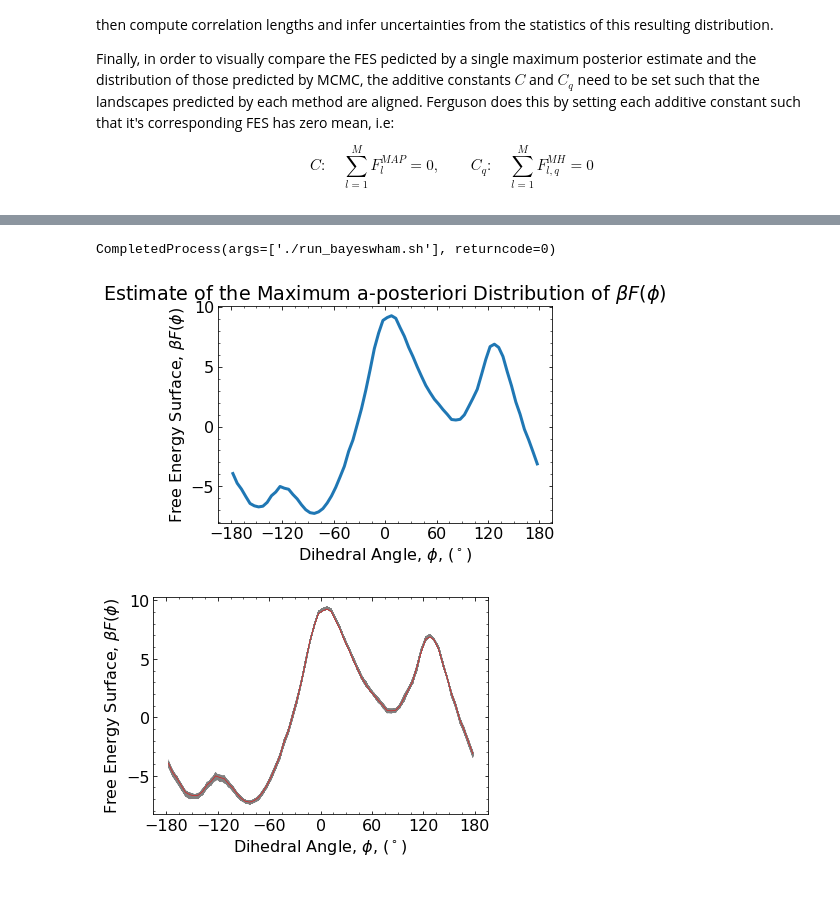
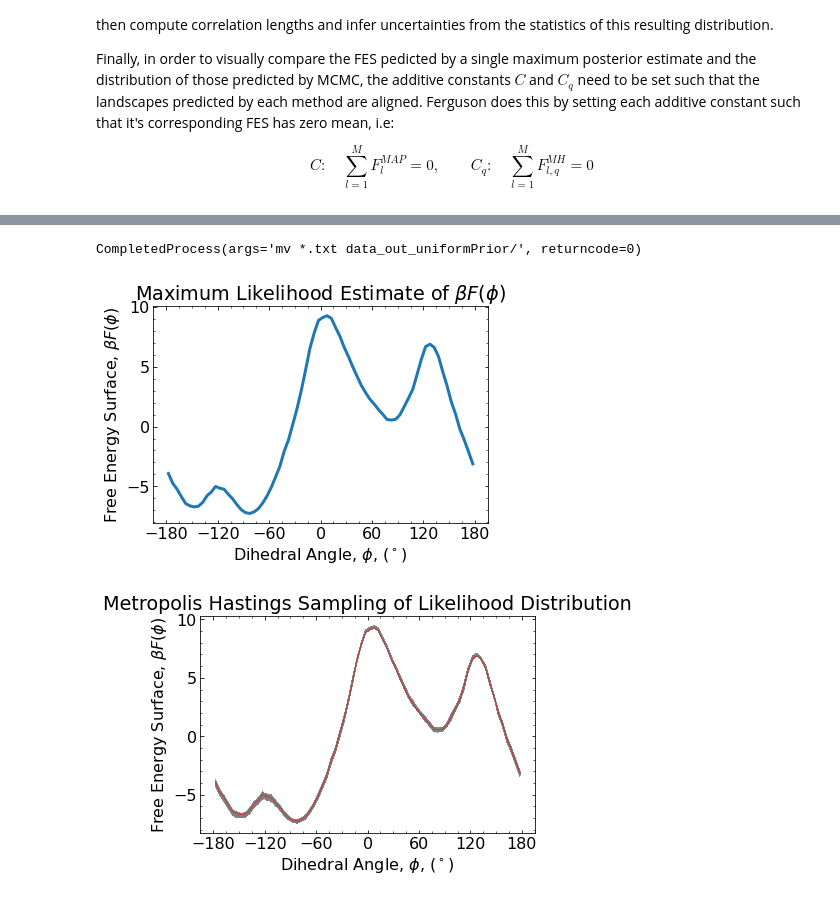
Before and after one commit to jsheppard95/bayeswham_python, a Jupyter notebook: PHYS240_Final_JacksonSheppard.ipynb, the cells around one changed output, grey strips where cells are left out. Drawn from its saved outputs; the diff is of its cells as text; code cells hidden in the pictures.

```diff
--- a/PHYS240_Final_JacksonSheppard.ipynb
+++ b/PHYS240_Final_JacksonSheppard.ipynb
@@ -394,22 +396,25 @@ plt.style.use('config/phys240.mplstyle')
 # %%
 # Bash script to Ferguson's original analysis scripts (written in python2.7)
 subprocess.run(["./run_bayeswham.sh"])
+
+# Clean up output files
+subprocess.run("mv *.txt data_out_uniformPrior/", shell=True)
 # %% [output]
-CompletedProcess(args=['./run_bayeswham.sh'], returncode=0)
+CompletedProcess(args='mv *.txt data_out_uniformPrior/', returncode=0)
 # %%
 # Create plot of unbiased free energy landscape (FES)
 # First get binCenters
 binC = []
-f__hist_binCenters = 'hist_binCenters.txt'
-with open(f__hist_binCenters, 'r') as fin:
+f__hist_binCenters = os.path.join("data_out_uniformPrior", "hist_binCenters.txt")
+with open(f__hist_binCenters, "r") as fin:
     for line in fin:
         binC.append(line.strip().split())
-binC = [[float(y) for y in x] for x in binC]
+binC = [[float(y) for y in x] for x in binC]  # note this process scales with higher dimensional collective params
 binC = np.array(binC)
 # %%
 # Load betaF_MAP estimate
-f__betaF_MAP = 'betaF_MAP.txt'
-fin = open(f__betaF_MAP, 'r')
+f__betaF_MAP = os.path.join("data_out_uniformPrior", "betaF_MAP.txt")
+fin = open(f__betaF_MAP, "r")
 line = fin.readline()
 betaF_MAP = line.strip().split()
 betaF_MAP = [float(x) for x in betaF_MAP]
@@ -418,11 +423,11 @@ fin.close()
 # %%
 # Plot betaF_MAP vs binCenters (phi)
 plt.plot(binC[0], betaF_MAP)
 plt.xlabel(r"Dihedral Angle, $\phi$, $(^\circ)$")
 plt.xticks(np.arange(-180, 181, 60))
 plt.ylabel(r"Free Energy Surface, $\beta F(\phi)$")
-plt.title(r"Estimate of the Maximum a-posteriori Distribution of $\beta F(\phi)$")
+plt.title(r"Maximum Likelihood Estimate of $\beta F(\phi)$")
 plt.show()
 # %% [output]
-[figure, old version]
+[figure, new version]
 # %%
@@ -446,11 +443,12 @@ betaF_MH = np.array(betaF_MH)
 # Plot betaF_MH -> Realizations of the full posterior distribution
 nSamples_MH = betaF_MH.shape[0]
 for k in range(0,nSamples_MH):
-    plt.plot(binC[0], betaF_MH[k,:], color='0.5',lw=0.5)
-plt.plot(binC[0], betaF_MAP,'r', lw=0.5)
+    plt.plot(binC[0], betaF_MH[k, :], color="0.5", lw=0.5)
+plt.plot(binC[0], betaF_MAP, "r", lw=0.5)
 plt.xlabel(r"Dihedral Angle, $\phi$, $(^\circ)$")
 plt.ylabel(r"Free Energy Surface, $\beta F(\phi)$")
+plt.title("Metropolis Hastings Sampling of Likelihood Distribution")
 plt.xticks(np.arange(-180, 181, 60))
 plt.show()
 # %% [output]
-[figure, old version]
+[figure, new version]
```
Also changed, not shown: parts of 14 cells of this notebook, 13 other files.
